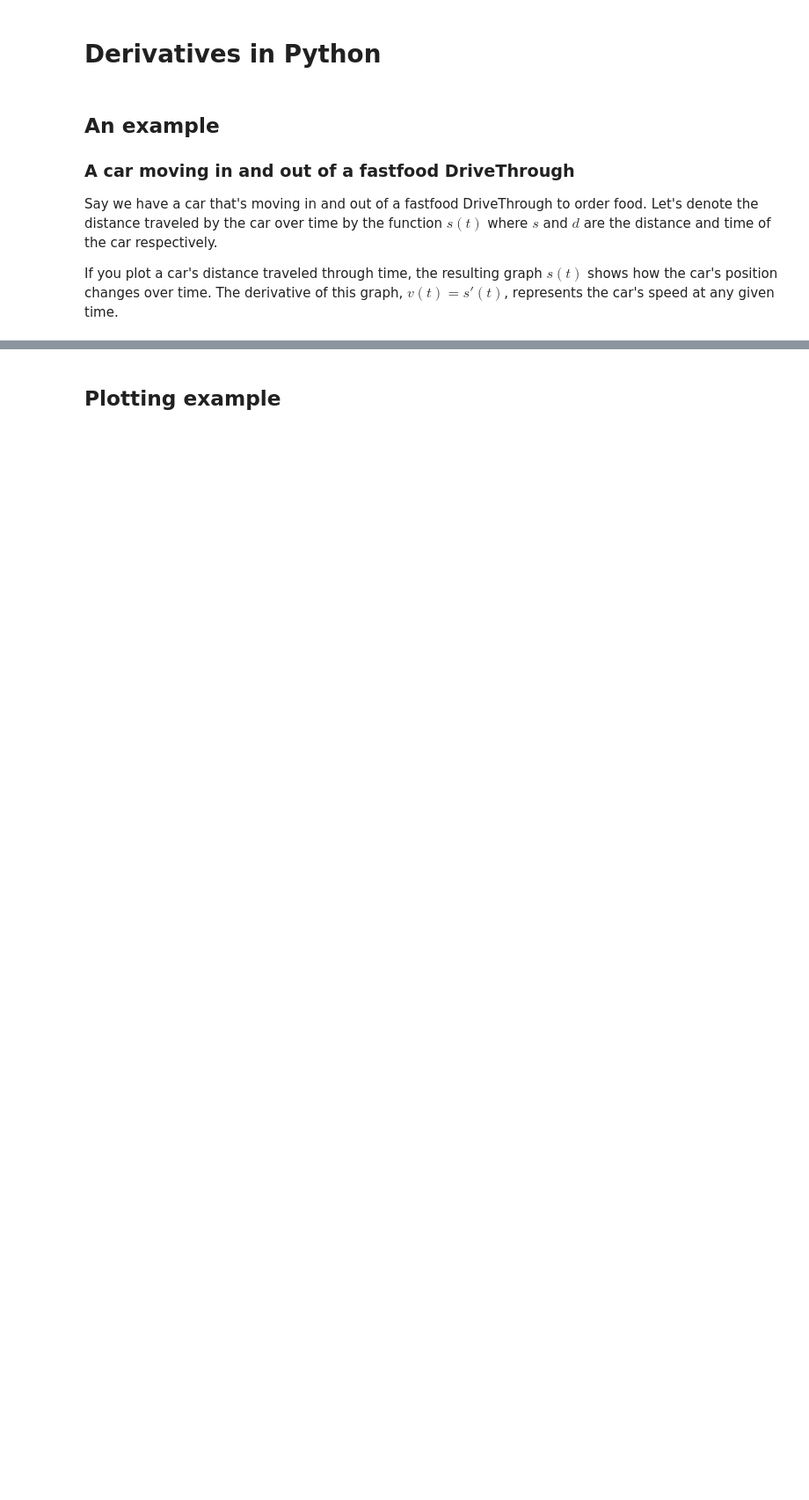
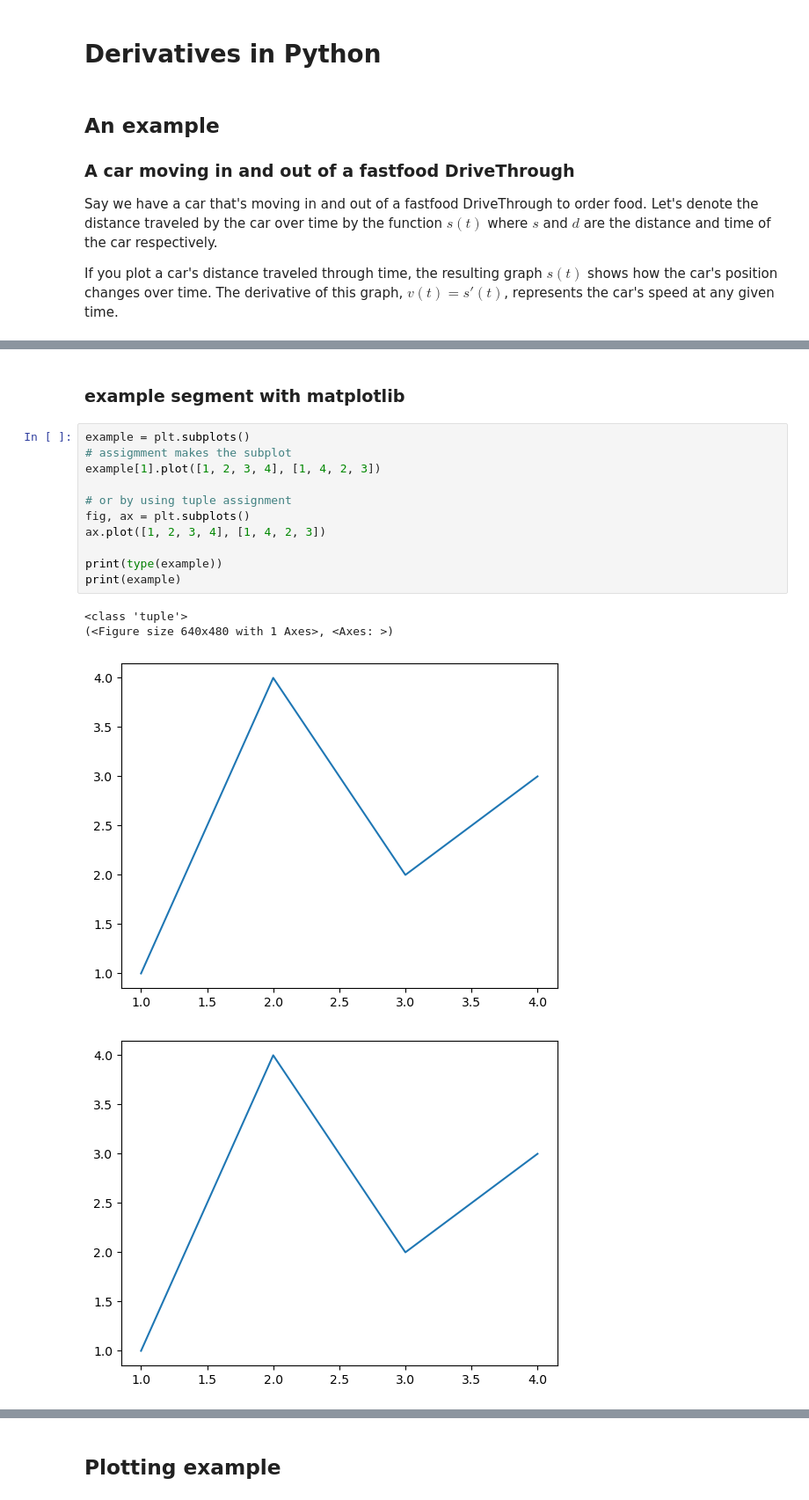
Before and after one commit to MiguelPartosa/Learning-Derivatives-with-Python, a Jupyter notebook: derivatives.ipynb, the cells around one changed output, grey strips where cells are left out. Shown at 88% size. Cells and saved outputs as stored; diff of their text form; blank space fills up the shorter version.

```diff
--- a/derivatives.ipynb
+++ b/derivatives.ipynb
@@ -24,0 +41,18 @@ If you plot a car's distance traveled through time, the resulting graph $s(t)$ s
+# %% [markdown]
+### example segment with matplotlib
+# %%
+example = plt.subplots()
+# assigmment makes the subplot
+example[1].plot([1, 2, 3, 4], [1, 4, 2, 3])
+
+# or by using tuple assignment
+fig, ax = plt.subplots()
+ax.plot([1, 2, 3, 4], [1, 4, 2, 3])
+
+print(type(example))
+print(example)
+# %% [output]
+<class 'tuple'>
+(<Figure size 640x480 with 1 Axes>, <Axes: >)
+[figure, added]
+[figure, added]
```
Also changed, not shown: parts of 11 cells of this notebook, 1 other file.
